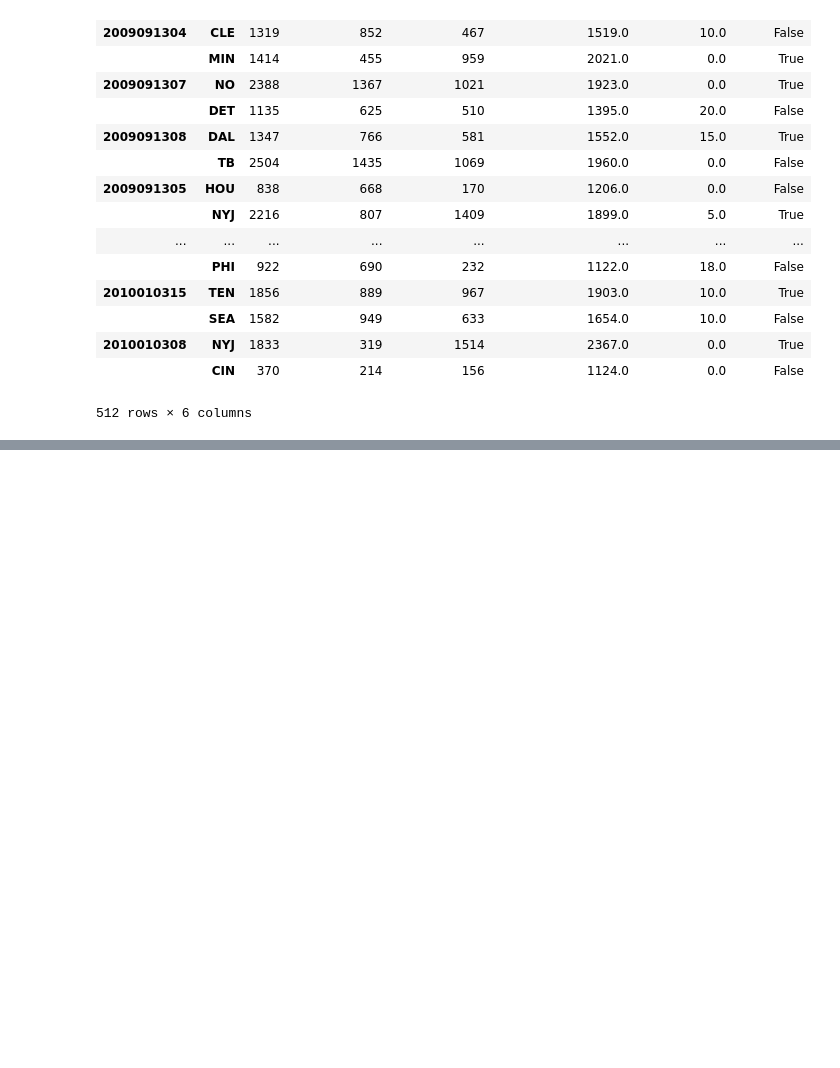
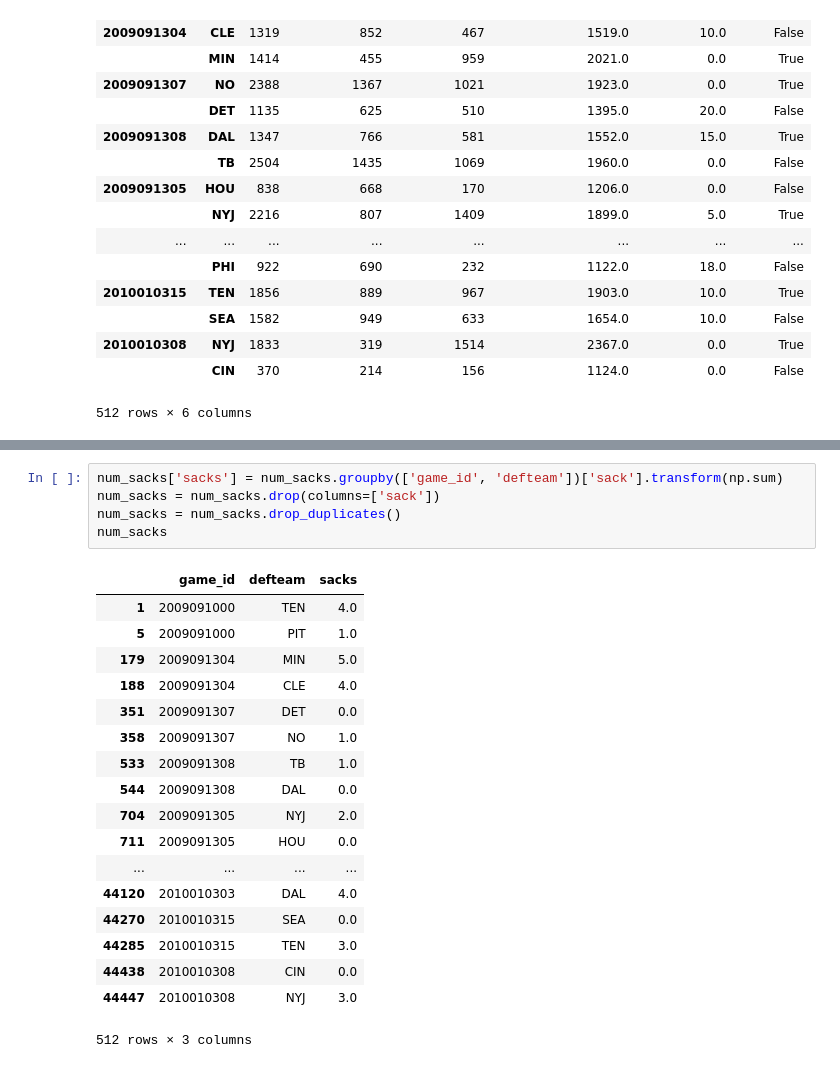
Before and after one commit to ssachnof/CSC466_final_project, a Jupyter notebook: data_cleaning/CSC466_final_project.ipynb, the cells around one changed output, grey strips where cells are left out. Drawn from its saved outputs; the diff is of its cells as text; blank space fills up the shorter version.

```diff
--- a/data_cleaning/CSC466_final_project.ipynb
+++ b/data_cleaning/CSC466_final_project.ipynb
@@ -487,0 +532,24 @@ def_output_df
+# %%
+num_sacks['sacks'] = num_sacks.groupby(['game_id', 'defteam'])['sack'].transform(np.sum)
+num_sacks = num_sacks.drop(columns=['sack'])
+num_sacks = num_sacks.drop_duplicates()
+num_sacks
+# %% [output]
+|  | game_id | defteam | sacks |
+| 1 | 2009091000 | TEN | 4.0 |
+| 5 | 2009091000 | PIT | 1.0 |
+| 179 | 2009091304 | MIN | 5.0 |
+| 188 | 2009091304 | CLE | 4.0 |
+| 351 | 2009091307 | DET | 0.0 |
+| 358 | 2009091307 | NO | 1.0 |
+| 533 | 2009091308 | TB | 1.0 |
+| 544 | 2009091308 | DAL | 0.0 |
+| 704 | 2009091305 | NYJ | 2.0 |
+| 711 | 2009091305 | HOU | 0.0 |
+| ... | ... | ... | ... |
+| 44120 | 2010010303 | DAL | 4.0 |
+| 44270 | 2010010315 | SEA | 0.0 |
+| 44285 | 2010010315 | TEN | 3.0 |
+| 44438 | 2010010308 | CIN | 0.0 |
+| 44447 | 2010010308 | NYJ | 3.0 |
+512 rows × 3 columns
```
Also changed, not shown: parts of 10 cells of this notebook.
